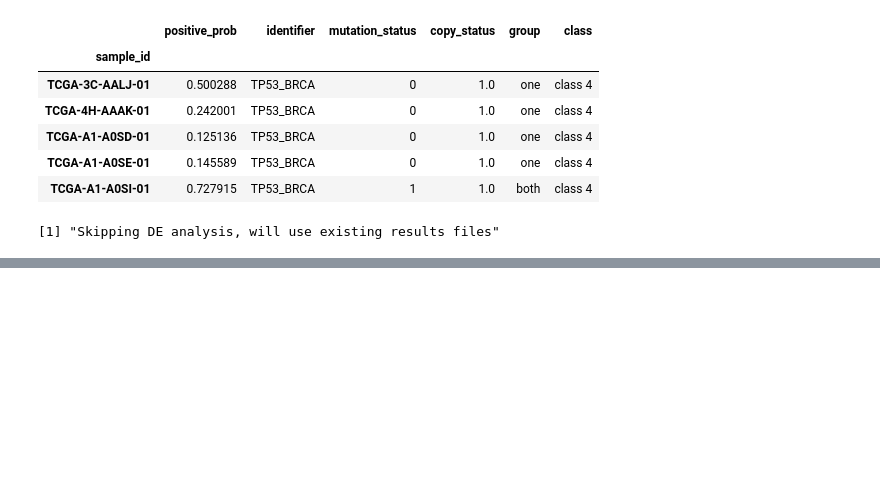
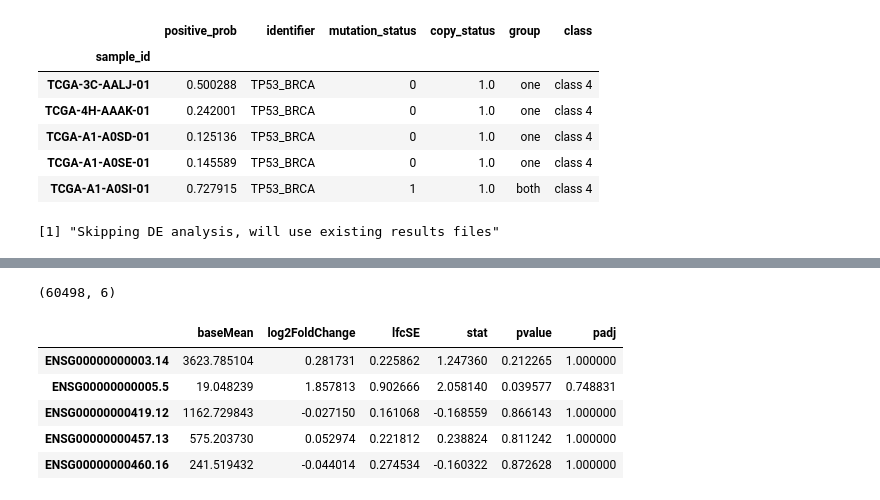
Before and after one commit to greenelab/mutation-fn, a Jupyter notebook: 4_de_analysis/2_de_pilot.ipynb, the cells around one changed output, grey strips where cells are left out. Saved outputs shown, nothing was run; the diff lists cells and outputs as text; code cells hidden in the pictures; blank space fills up the shorter version.

```diff
--- a/4_de_analysis/2_de_pilot.ipynb
+++ b/4_de_analysis/2_de_pilot.ipynb
@@ -178,0 +197,14 @@ if (RUN_DE_ANALYSIS) {
+# %%
+one_both_de_results = pd.read_csv(
+    cfg.de_output_dir / 'DE_stats_{}_one_both.txt'.format(identifier), sep='\t'
+)
+print(one_both_de_results.shape)
+one_both_de_results.head()
+# %% [output]
+(60498, 6)
+|  | baseMean | log2FoldChange | lfcSE | stat | pvalue | padj |
+| ENSG00000000003.14 | 3623.785104 | 0.281731 | 0.225862 | 1.247360 | 0.212265 | 1.000000 |
+| ENSG00000000005.5 | 19.048239 | 1.857813 | 0.902666 | 2.058140 | 0.039577 | 0.748831 |
+| ENSG00000000419.12 | 1162.729843 | -0.027150 | 0.161068 | -0.168559 | 0.866143 | 1.000000 |
+| ENSG00000000457.13 | 575.203730 | 0.052974 | 0.221812 | 0.238824 | 0.811242 | 1.000000 |
+| ENSG00000000460.16 | 241.519432 | -0.044014 | 0.274534 | -0.160322 | 0.872628 | 1.000000 |
```
Also changed, not shown: parts of 4 cells of this notebook, 3 other files.
